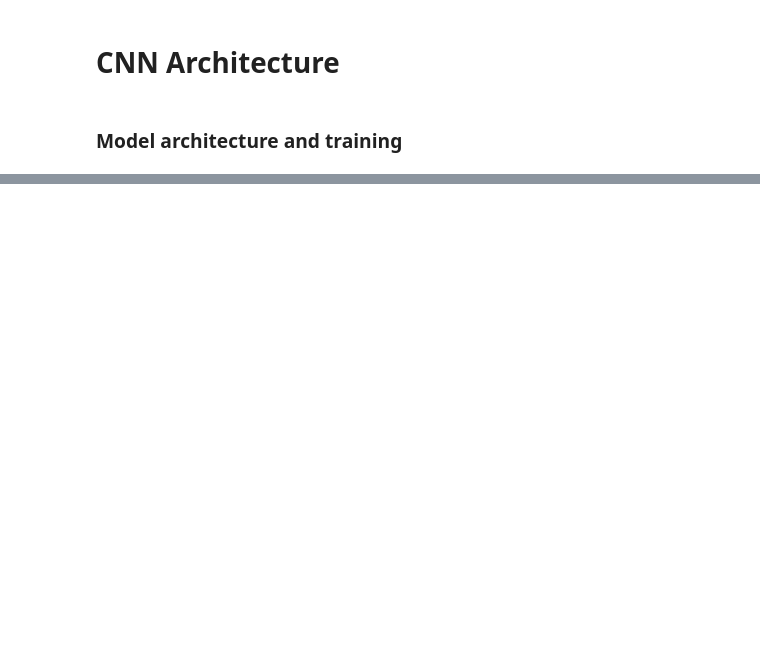
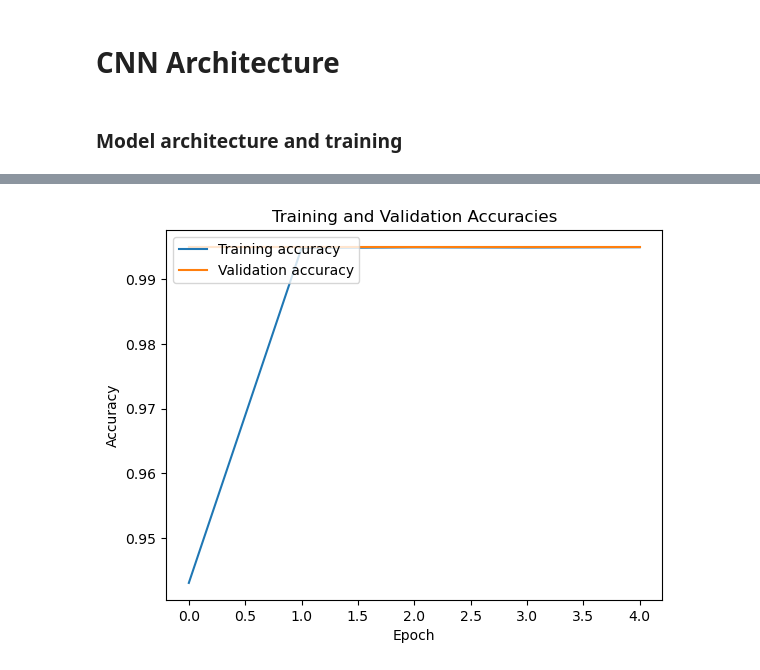
Before and after one commit to we1c0me2s0rapark/UoL-FP, a Jupyter notebook: Model.ipynb, the cells around one changed output, grey strips where cells are left out. Saved outputs shown, nothing was run; the diff lists cells and outputs as text; code cells hidden in the pictures; blank space fills up the shorter version.

```diff
--- a/Model.ipynb
+++ b/Model.ipynb
@@ -119,2 +166,0 @@ test_images = tf.data.Dataset.from_tensor_slices((
-# %%
-for x, y in test_images.take(1): print(x.shape)
@@ -198,5 +290,11 @@ model = build_modified_unet_model()
 # %%
+tf.debugging.enable_check_numerics()
+
+model = build_modified_unet_model()
+
 model.compile(
-    optimizer=tf.keras.optimizers.Adam(),
-    loss="categorical_crossentropy", # sparse_categorical_crossentropy
+    optimizer=keras.optimizers.Adam(learning_rate=1e-4, clipnorm=1.0),
+    # Loss function to minimise
+    loss=keras.losses.SparseCategoricalCrossentropy(),
+    # List of metrics to monitor
     metrics=["accuracy"])
@@ -224,7 +302,0 @@ validation steps: 1
-# %%
-model_history = model.fit(
-    train_batches,
-    epochs=NUM_EPOCHS,
-    steps_per_epoch=STEPS_PER_EPOCH,
-    validation_steps=VALIDATION_STEPS,
-    validation_data=test_batches)
@@ -233,0 +303,16 @@ KeyboardInterrupt:
+# %%
+# Stop training when a monitored metric has stopped improving
+earlystop =tf.keras.callbacks.EarlyStopping(
+    monitor="val_loss", patience=3, verbose=1, restore_best_weights=True)
+# Reduce learning rate when a metric has stopped improving
+reduce_lr =tf.keras.callbacks.ReduceLROnPlateau(
+    monitor="val_loss", factor=0.2, patience=2, verbose=1)
+callbacks=[earlystop, reduce_lr]
+
+history = model.fit(
+    train_batches.repeat(),
+    epochs=NUM_EPOCHS,
+    steps_per_epoch=STEPS_PER_EPOCH,
+    validation_steps=VALIDATION_STEPS,
+    validation_data=test_batches,
+    callbacks=callbacks)
@@ -233,0 +338,11 @@ KeyboardInterrupt:
+# %%
+# Visualise model history: Accuracy
+plt.plot(history.history['accuracy'], label='Training accuracy')
+plt.plot(history.history['val_accuracy'], label='Validation accuracy')
+plt.title('Training and Validation Accuracies')
+plt.ylabel('Accuracy')
+plt.xlabel('Epoch')
+plt.legend(loc="upper left")
+plt.show()
+# %% [output]
+[figure, added]
```
Also changed, not shown: parts of 29 cells of this notebook, 1 other file.
